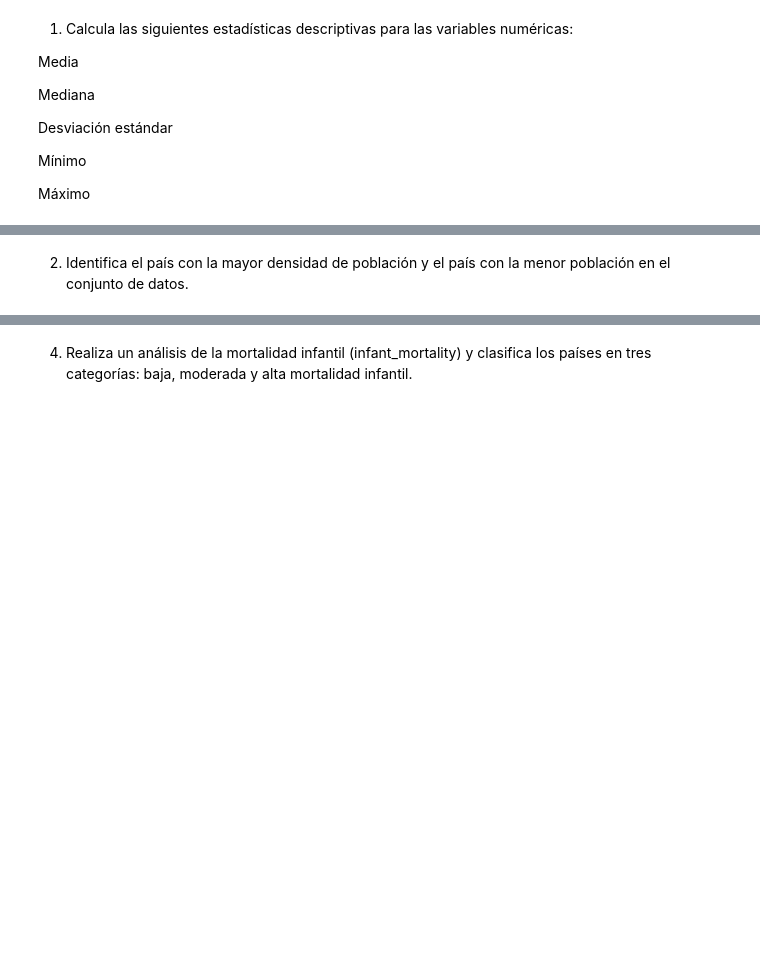
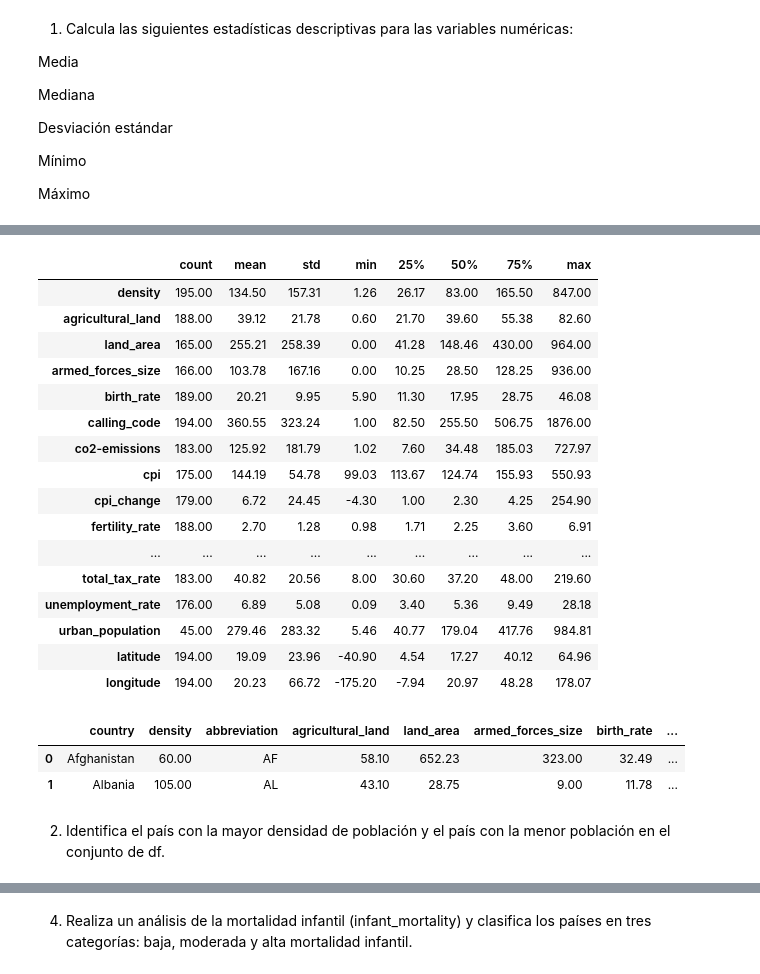
Before and after one commit to karinem0/promoG-modulo3-sprint2-pairprogramming-Johanna-Karine, a Jupyter notebook: 2.Estadística_descriptiva_pair_programming.ipynb, the cells around one changed output, grey strips where cells are left out. Cells and saved outputs as stored; diff of their text form; code cells hidden in the pictures; blank space fills up the shorter version.

```diff
--- a/2.Estadística_descriptiva_pair_programming.ipynb
+++ b/2.Estadística_descriptiva_pair_programming.ipynb
@@ -10,3 +10,18 @@ Eres un analista de datos que trabaja para una organización internacional que s
 Objetivo: Realizar un análisis de estadísticas descriptivas para comprender mejor la situación de los países en términos de diversos indicadores.
 
 Instrucciones:
+# %%
+# importamos las librerías que necesitamos
+
+# Tratamiento de df
+# -----------------------------------------------------------------------
+import pandas as pd
+import numpy as np
+# Visualización
+# ------------------------------------------------------------------------------
+import matplotlib.pyplot as plt
+import seaborn as sns
+
+# Configuración
+# -----------------------------------------------------------------------
+pd.set_option('display.max_columns', None) # para poder visualizar todas las columnas de los DataFrames
@@ -12,0 +33,2 @@ Instrucciones:
+# %%
+pd.set_option('display.float_format', '{:.2f}'.format)
@@ -23,3 +55,6 @@ Desviación estándar
 Mínimo
 
 Máximo
+# %%
+df_numeric = df.select_dtypes(include=np.number)
+df_numeric
@@ -26,3 +75,29 @@ Máximo
+# %%
+df_numeric.describe().T
+# %% [output]
+|  | count | mean | std | min | 25% | 50% | 75% | max |
+| density | 195.00 | 134.50 | 157.31 | 1.26 | 26.17 | 83.00 | 165.50 | 847.00 |
+| agricultural_land | 188.00 | 39.12 | 21.78 | 0.60 | 21.70 | 39.60 | 55.38 | 82.60 |
+| land_area | 165.00 | 255.21 | 258.39 | 0.00 | 41.28 | 148.46 | 430.00 | 964.00 |
+| armed_forces_size | 166.00 | 103.78 | 167.16 | 0.00 | 10.25 | 28.50 | 128.25 | 936.00 |
+| birth_rate | 189.00 | 20.21 | 9.95 | 5.90 | 11.30 | 17.95 | 28.75 | 46.08 |
+| calling_code | 194.00 | 360.55 | 323.24 | 1.00 | 82.50 | 255.50 | 506.75 | 1876.00 |
+| co2-emissions | 183.00 | 125.92 | 181.79 | 1.02 | 7.60 | 34.48 | 185.03 | 727.97 |
+| cpi | 175.00 | 144.19 | 54.78 | 99.03 | 113.67 | 124.74 | 155.93 | 550.93 |
+| cpi_change | 179.00 | 6.72 | 24.45 | -4.30 | 1.00 | 2.30 | 4.25 | 254.90 |
+| fertility_rate | 188.00 | 2.70 | 1.28 | 0.98 | 1.71 | 2.25 | 3.60 | 6.91 |
+| ... | ... | ... | ... | ... | ... | ... | ... | ... |
+| total_tax_rate | 183.00 | 40.82 | 20.56 | 8.00 | 30.60 | 37.20 | 48.00 | 219.60 |
+| unemployment_rate | 176.00 | 6.89 | 5.08 | 0.09 | 3.40 | 5.36 | 9.49 | 28.18 |
+| urban_population | 45.00 | 279.46 | 283.32 | 5.46 | 40.77 | 179.04 | 417.76 | 984.81 |
+| latitude | 194.00 | 19.09 | 23.96 | -40.90 | 4.54 | 17.27 | 40.12 | 64.96 |
+| longitude | 194.00 | 20.23 | 66.72 | -175.20 | -7.94 | 20.97 | 48.28 | 178.07 |
+# %%
+df.head(2)
+# %% [output]
+|  | country | density | abbreviation | agricultural_land | land_area | armed_forces_size | birth_rate | ... |
+| 0 | Afghanistan | 60.00 | AF | 58.10 | 652.23 | 323.00 | 32.49 | ... |
+| 1 | Albania | 105.00 | AL | 43.10 | 28.75 | 9.00 | 11.78 | ... |
 # %% [markdown]
 
-2. Identifica el país con la mayor densidad de población y el país con la menor población en el conjunto de datos.
+2. Identifica el país con la mayor densidad de población y el país con la menor población en el conjunto de df.
```
Also changed, not shown: parts of 18 cells of this notebook.
